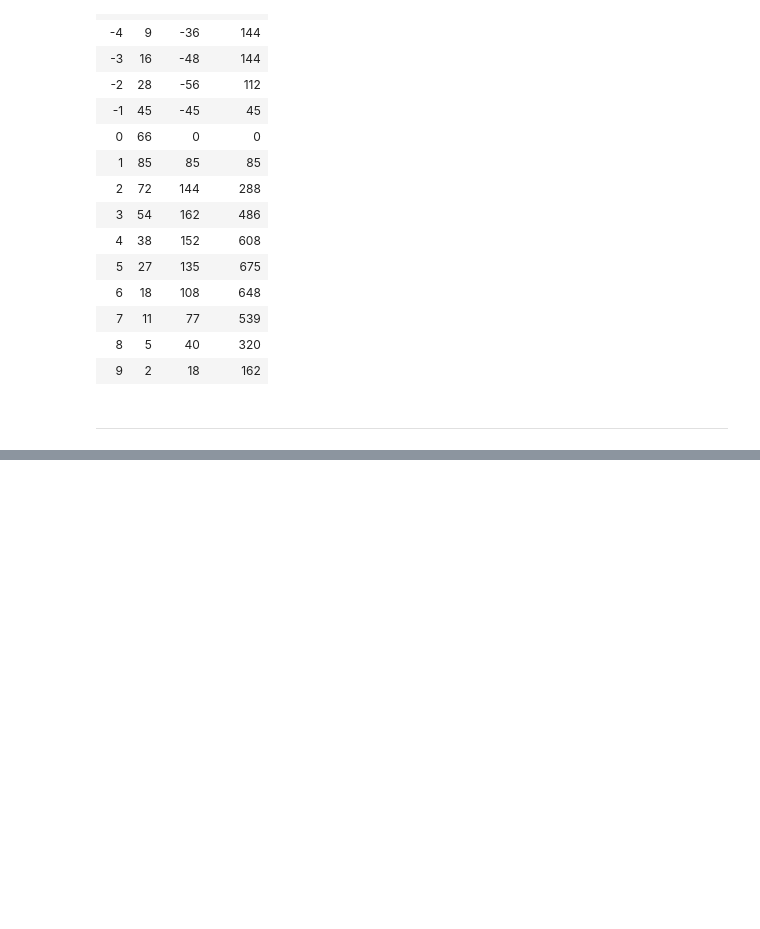
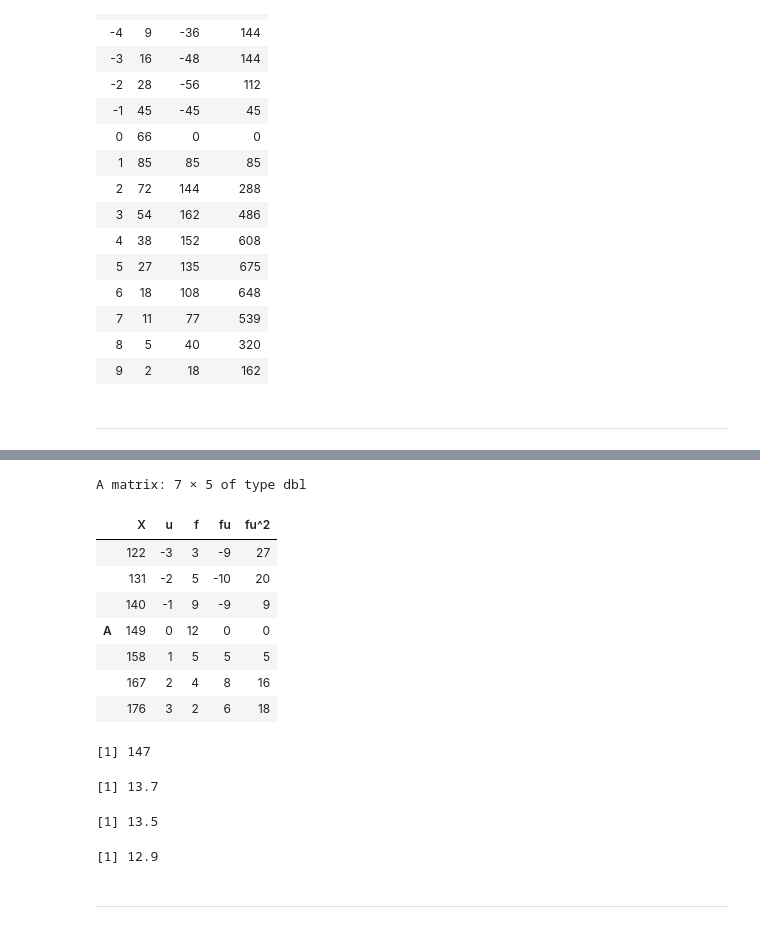
Before and after one commit to jbennett7/Statistics, a Jupyter notebook: Chapter 4 The standard deviation and other measures of dispersion.ipynb, the cells around one changed output, grey strips where cells are left out. Saved outputs shown, nothing was run; the diff lists cells and outputs as text; code cells hidden in the pictures; blank space fills up the shorter version.

```diff
--- a/Chapter 4 The standard deviation and other measures of dispersion.ipynb
+++ b/Chapter 4 The standard deviation and other measures of dispersion.ipynb
@@ -1037,0 +1118,37 @@ A matrix: 15 × 4 of type dbl
+# %%
+p22.f <- as.vector(Table_2.8)
+p22.N <- sum(p22.f)
+p22.c <- 9
+p22.A <- 149
+p22.u <- c( -3, -2, -1, 0, 1, 2, 3)
+p22.fu <- p22.f*p22.u
+p22.fu.sum <- sum(p22.fu)
+p22.fu.squared <- p22.f*p22.u^2
+p22.fu.squared.sum <- sum(p22.fu.squared)
+p22.X <- c(122, 131, 140, 149, 158, 167, 176)
+Table_4.10 <- matrix(c(p22.X, p22.u, p22.f, p22.fu, p22.fu.squared), nrow=7)
+rownames(Table_4.10) <- c("", "", "", "A", "", "", "")
+colnames(Table_4.10) <- c("X", "u", "f", "fu", "fu^2")
+(p22.a.X.bar <- round(p22.A+p22.c*p22.fu.sum/p22.N, 1))
+(p22.s <- round(p22.c*sqrt(p22.fu.squared.sum/p22.N-(p22.fu.sum/p22.N)^2),1))
+(p22.s.corrected <- round(sqrt(p22.s^2-p22.c^2/12),1))
+p22.A.d <- 150
+p22.d.d <- sum(P8.data-p22.A.d)
+p22.d.squared.d <- sum((P8.data-p22.A.d)^2)
+(p22.s.d <- round(sqrt(p22.d.squared.d/p22.N-(p22.d.d/p22.N)^2),1))
+# %% [output]
+A matrix: 7 × 5 of type dbl
+|  | X | u | f | fu | fu^2 |
+|  | 122 | -3 | 3 | -9 | 27 |
+|  | 131 | -2 | 5 | -10 | 20 |
+|  | 140 | -1 | 9 | -9 | 9 |
+| A | 149 | 0 | 12 | 0 | 0 |
+|  | 158 | 1 | 5 | 5 | 5 |
+|  | 167 | 2 | 4 | 8 | 16 |
+|  | 176 | 3 | 2 | 6 | 18 |
+[1] 147
+[1] 13.7
+[1] 13.5
+[1] 12.9
+# %% [markdown]
+---
```
Also changed, not shown: parts of 20 cells of this notebook.
